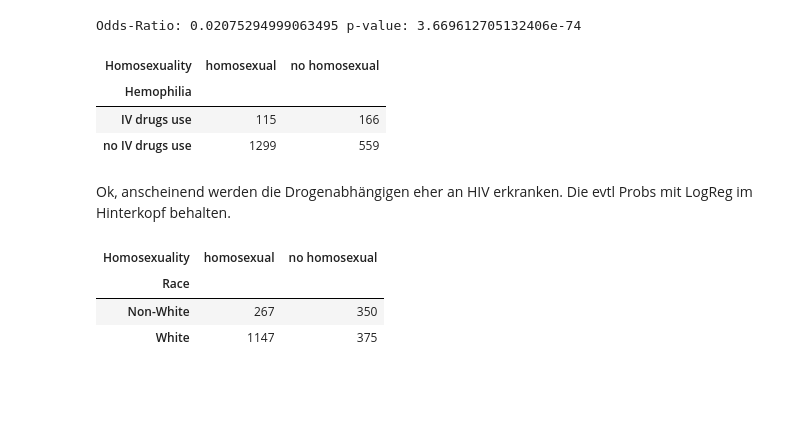
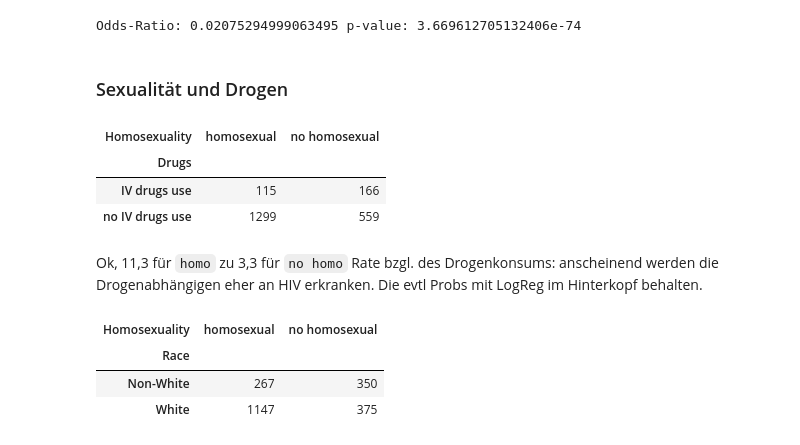
Before and after one commit to bogatyr-e/ml-prediction-aids, a Jupyter notebook: src/preprocessing.ipynb, the cells around one changed output. Drawn from its saved outputs; the diff is of its cells as text; code cells hidden in the pictures; blank space fills up the shorter version.

```diff
--- a/src/preprocessing.ipynb
+++ b/src/preprocessing.ipynb
@@ -663,20 +692,22 @@ print("Odds-Ratio:", oddsratio, "p-value:", pvalue)
 # %% [output]
 Odds-Ratio: 0.02075294999063495 p-value: 3.669612705132406e-74
+# %% [markdown]
+### Sexualität und Drogen
 # %%
 var1 = aids["drugs"]
 var2 = aids["homo"]
-v1 = pd.Series(var1,name="Hemophilia")
+v1 = pd.Series(var1,name="Drugs")
 v2 = pd.Series(var2, name="Homosexuality")
 df_confusion2 = pd.crosstab(v1, v2, margins=False)
 # wenn margins=True ist, werden noch die Zeilensummen ausgegeben = keine 2x2 Tabelle mehr.
 df_confusion2
 # %% [output]
 | Homosexuality | homosexual | no homosexual |
-| Hemophilia |  |  |
+| Drugs |  |  |
 | IV drugs use | 115 | 166 |
 | no IV drugs use | 1299 | 559 |
 # %% [markdown]
-Ok, anscheinend werden die Drogenabhängigen eher an HIV erkranken. Die evtl Probs mit LogReg im Hinterkopf behalten.
+Ok, 11,3 für `homo` zu 3,3 für `no homo` Rate bzgl. des Drogenkonsums: anscheinend werden die Drogenabhängigen eher an HIV erkranken. Die evtl Probs mit LogReg im Hinterkopf behalten.
 # %%
 var1 = aids["race"]
 var2 = aids["homo"]
```
Also changed, not shown: parts of 31 cells of this notebook, 2 other files.
